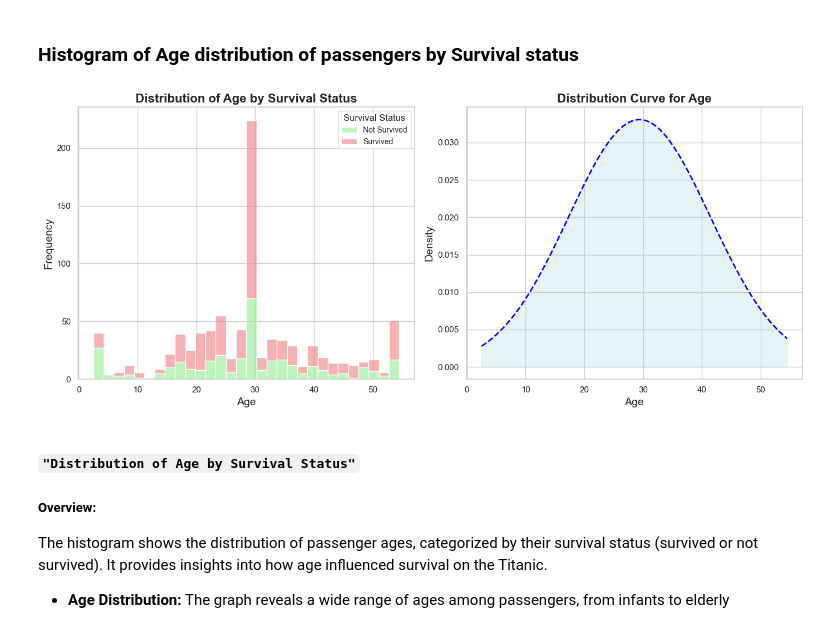
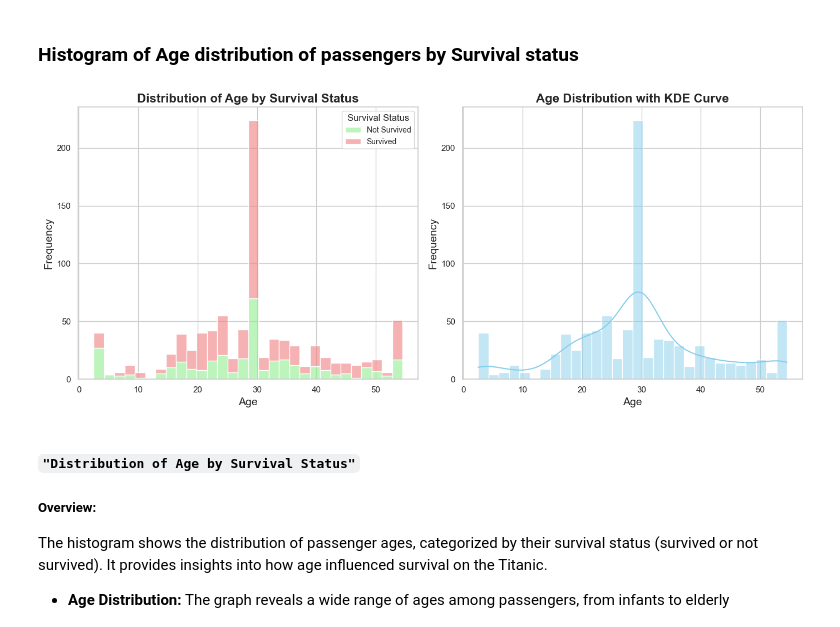
Before and after one commit to SnitTeshome/PRODIGY_DS_02, a Jupyter notebook: Task -02.ipynb, the cells around one changed output. Cells and saved outputs as stored; diff of their text form; code cells hidden in the pictures.

```diff
--- a/Task -02.ipynb
+++ b/Task -02.ipynb
@@ -892,38 +919,39 @@ ratio_S
 # %% [markdown]
 ###  Histogram of Age distribution of passengers  by Survival status
 # %%
+import matplotlib.pyplot as plt
+import seaborn as sns
+import numpy as np
+from scipy.stats import norm
+
+# Assuming Titanic dataset is loaded in a DataFrame named Titanic
+
 # Set up the figure with two subplots
 fig, axs = plt.subplots(1, 2, figsize=(14, 6))
 
 # Plot 1: Histogram with Survival Status hues
 sns.histplot(data=Titanic, x='Age', hue='Survived', bins=30,
              multiple='stack', palette=['lightcoral', 'lightgreen'], alpha=0.6, ax=axs[0])
 
 # Customize labels and title for the histogram
 axs[0].set_title("Distribution of Age by Survival Status", fontsize=16, weight='bold')
 axs[0].set_xlabel("Age", fontsize=14)
 axs[0].set_ylabel("Frequency", fontsize=14)
 axs[0].legend(title='Survival Status', labels=['Not Survived', 'Survived'], fontsize=10)
 
-# Plot 2: Separate Normal Distribution Curve
-age_mean = Titanic['Age'].mean()
-age_std = Titanic['Age'].std()
-x_values = np.linspace(Titanic['Age'].min(), Titanic['Age'].max(), 100)
-y_values = norm.pdf(x_values, age_mean, age_std)
+# Plot 2: Simple Histogram with KDE
+sns.histplot(Titanic['Age'], bins=30, kde=True, color='skyblue', ax=axs[1])
 
-axs[1].plot(x_values, y_values, color='blue', linestyle='--', linewidth=2)
-axs[1].fill_between(x_values, y_values, color='lightblue', alpha=0.3)
+# Customize labels and title for the histogram with KDE
+axs[1].set_title("Age Distribution with KDE Curve", fontsize=16, weight='bold')
+axs[1].set_xlabel("Age", fontsize=14)
+axs[1].set_ylabel("Frequency", fontsize=14)
 
-# Customize labels and title for the normal distribution plot
-axs[1].set_title("Distribution Curve for Age", fontsize=16, weight='bold')
-axs[1].set_xlabel("Age", fontsize=14)
-axs[1].set_ylabel("Density", fontsize=14)
-
-# Show the plots
+# Adjust layout to prevent clipping of tick-labels
 plt.tight_layout()
 plt.show()
 # %% [output]
-[figure, old version]
+[figure, new version]
 # %% [markdown]
 ##### `"Distribution of Age by Survival Status"`
 
```
Also changed, not shown: parts of 11 cells of this notebook.
